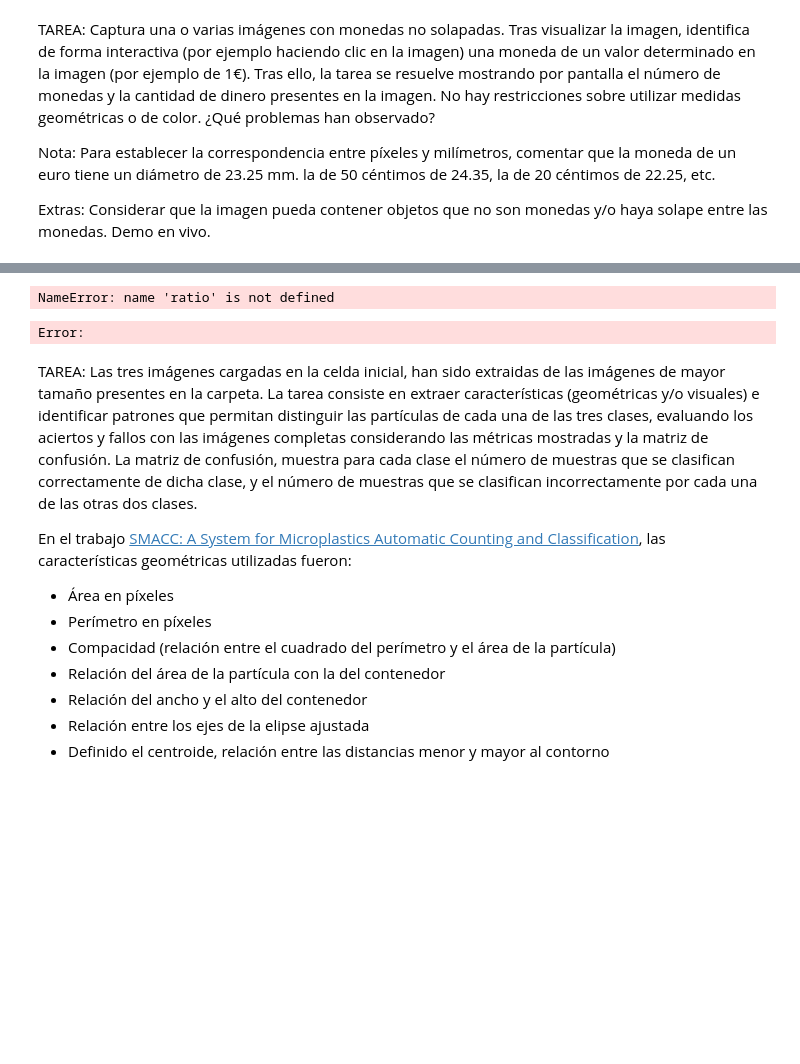
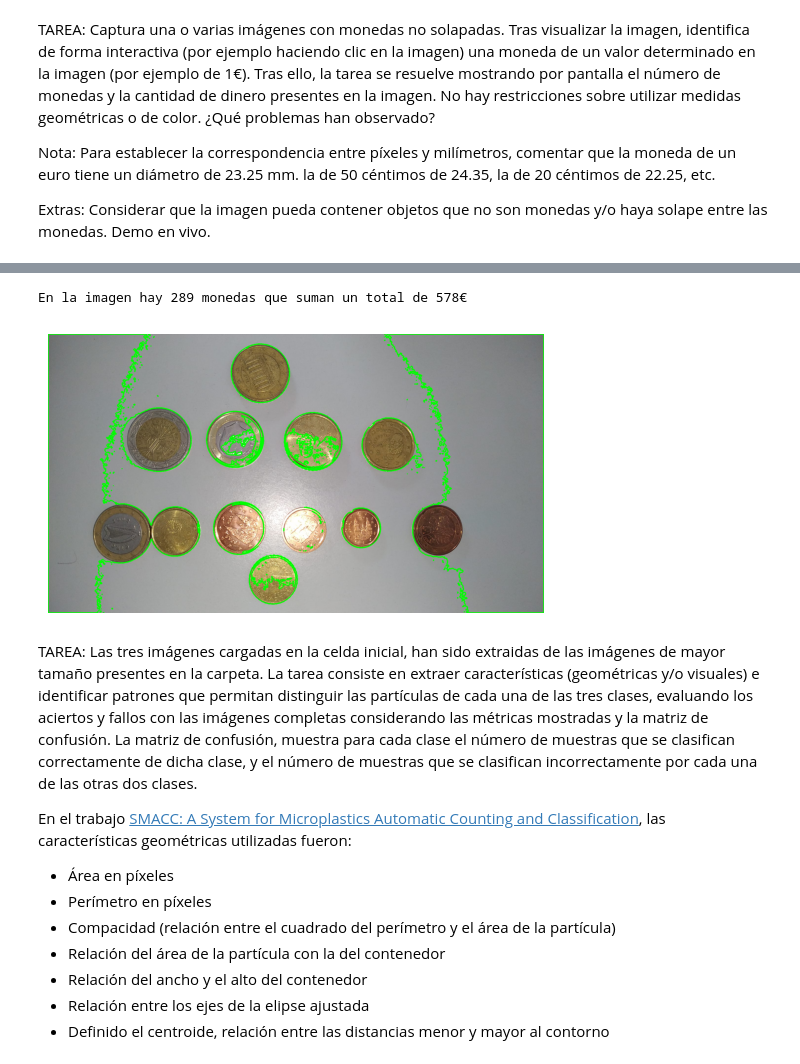
Before and after one commit to VisionPorComputador-G17/P3, a Jupyter notebook: VC_P3.ipynb, the cells around one changed output, grey strips where cells are left out. Cells and saved outputs as stored; diff of their text form; code cells hidden in the pictures; blank space fills up the shorter version.

```diff
--- a/VC_P3.ipynb
+++ b/VC_P3.ipynb
@@ -20,5 +85,5 @@ Extras: Considerar que la imagen pueda contener objetos que no son monedas y/o h
 # %%
-img = cv2.imread('Monedas4.jpg')
+img = cv2.imread('Monedas6.jpg')
 img_rgb = cv2.cvtColor(img, cv2.COLOR_BGR2RGB)
 img_hsv = cv2.cvtColor(img_rgb, cv2.COLOR_RGB2HSV)
 img_gris = cv2.cvtColor(img_rgb, cv2.COLOR_RGB2GRAY)
@@ -42,9 +107,9 @@ def select_coin(event, x, y, flags, param):
                 selected_radius = radio
                 break
 
-#cv2.imshow("Selecciona la moneda de 1 euro", img)
-img_resized = cv2.resize(img_th, (img_th.shape[1]//2, img_th.shape[0]//2))
-cv2.imshow("Selecciona la moneda de 1 euro", img_resized)
+# cv2.imshow("Selecciona la moneda de 1 euro", img)
+#img_resized = cv2.resize(img_rgb, (img_th.shape[1]//2, img_th.shape[0]//2))
+cv2.imshow("Selecciona la moneda de 1 euro", img_rgb)
 cv2.setMouseCallback("Selecciona la moneda de 1 euro", select_coin)
 
 while selected_radius is None:
@@ -80,36 +145,37 @@ def classify_color_hsv(avg_color):
 coins_count = 0
 
 for c in contornos:
     area = cv2.contourArea(c)
-    if area > 10:
+    (cx, cy), radio = cv2.minEnclosingCircle(c)
+    if area < 50:
         (cx, cy), radio = cv2.minEnclosingCircle(c)
         coins_count += 1
     else:
         continue
 
     diameter = radio * 2
     detected = False
 
     avg_color = get_avg_color(c, img_hsv)
     color = classify_color_hsv(avg_color)
 
     for coin_diameter, coin_value, coin_color in zip(coins_diameter, coins_value, coins_color):
         if abs(diameter - ratio * coin_diameter) < tolerance:
             money_amount += coin_value
             detected = True
             break
 
     if not detected:
         money_amount += coins_value[-1]
 
 print(f"En la imagen hay {coins_count} monedas que suman un total de {money_amount}€")
 plt.imshow(img_rgb)
 plt.axis("off")
 
 cv2.destroyAllWindows()
 # %% [output]
-NameError: name 'ratio' is not defined
+En la imagen hay 289 monedas que suman un total de 578€
-Error:
+[figure, added]
 # %% [markdown]
 TAREA: Las tres imágenes cargadas en la celda inicial, han sido extraidas de las imágenes de mayor tamaño presentes en la carpeta. La tarea consiste en extraer características (geométricas y/o visuales) e identificar patrones que permitan distinguir las partículas de cada una de las tres clases, evaluando los aciertos y fallos con las imágenes completas considerando las métricas mostradas y la matriz de confusión. La matriz de confusión, muestra para cada clase el número de muestras que se clasifican correctamente de dicha clase, y el número de muestras que se clasifican incorrectamente por cada una de las otras dos clases.
 
```
Also changed, not shown: parts of 2 cells of this notebook.
